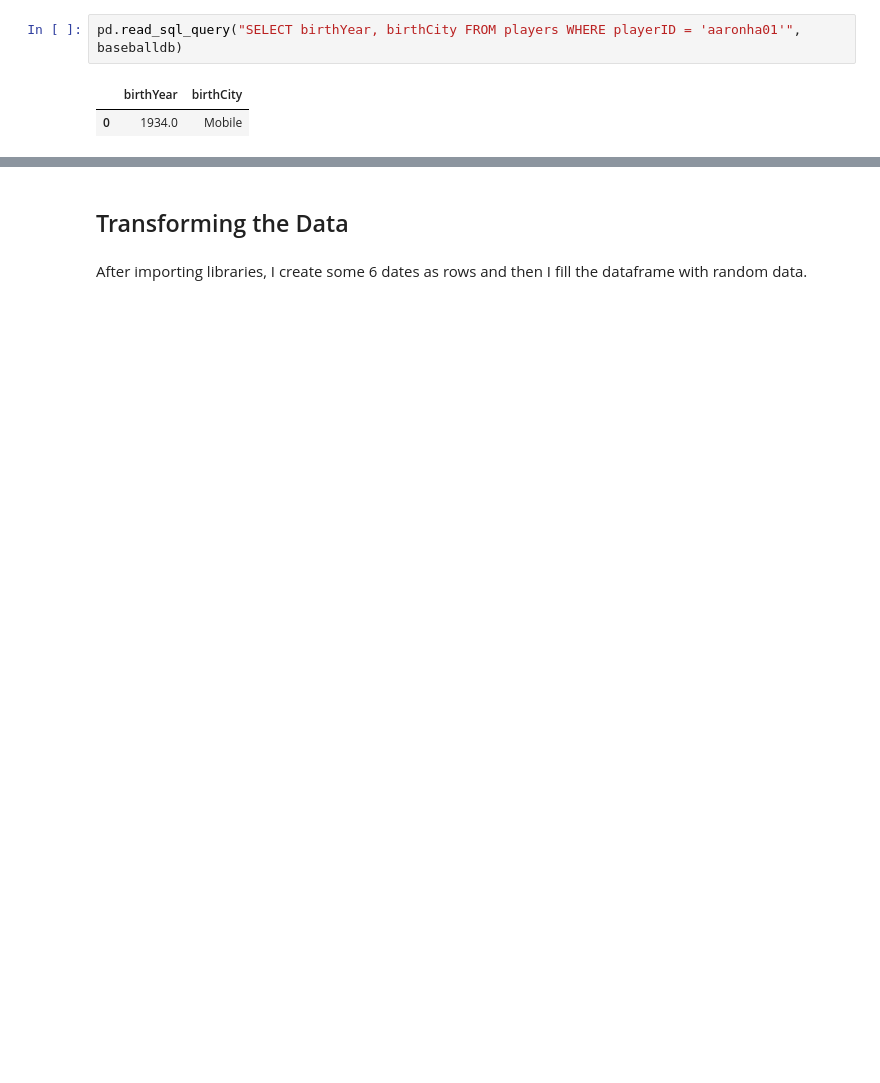
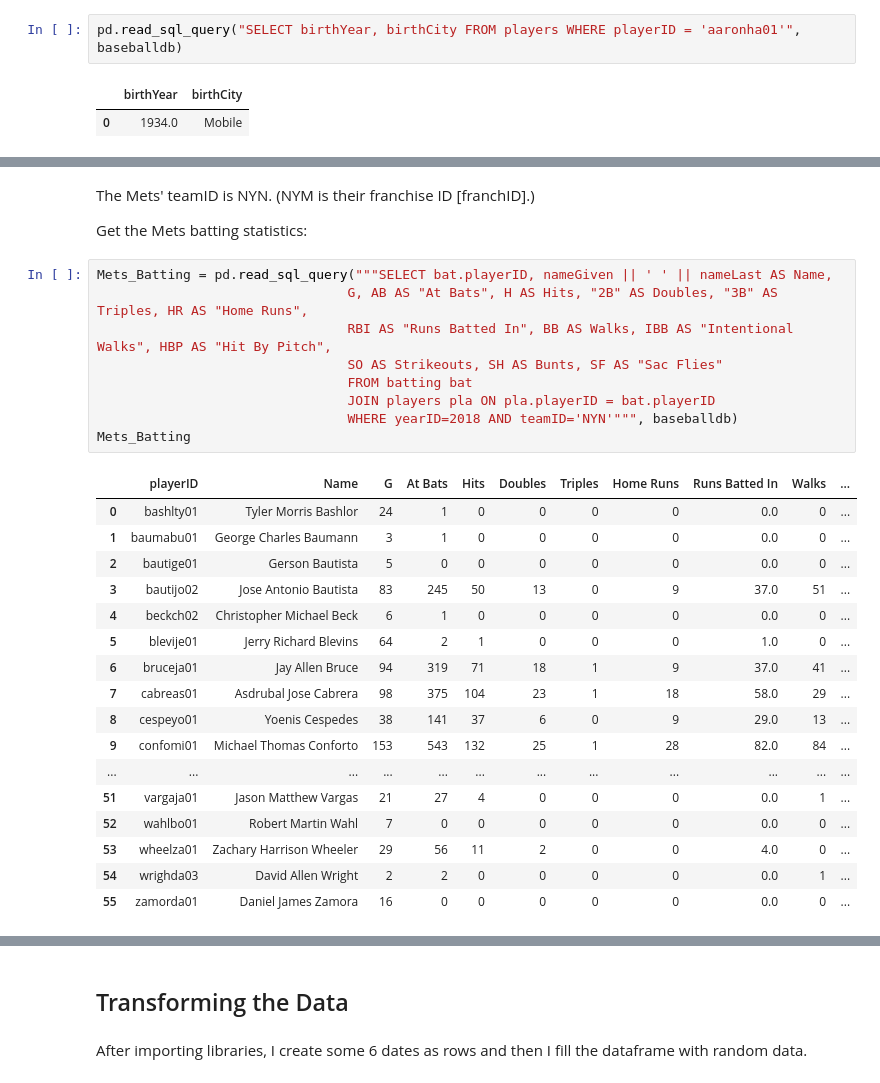
Before and after one commit to robertfg/python-class-project, a Jupyter notebook: python-class-project.ipynb, the cells around one changed output, grey strips where cells are left out. Cells and saved outputs as stored; diff of their text form; blank space fills up the shorter version.

Commit message:
Get Mets statistics

```diff
--- a/python-class-project.ipynb
+++ b/python-class-project.ipynb
@@ -131,0 +153,31 @@ pd.read_sql_query("SELECT birthYear, birthCity FROM players WHERE playerID = 'aa
+# %% [markdown]
+The Mets' teamID is NYN.  (NYM is their franchise ID [franchID].)
+
+Get the Mets batting statistics:
+# %%
+Mets_Batting = pd.read_sql_query("""SELECT bat.playerID, nameGiven || ' ' || nameLast AS Name,
+                                G, AB AS "At Bats", H AS Hits, "2B" AS Doubles, "3B" AS Triples, HR AS "Home Runs",
+                                RBI AS "Runs Batted In", BB AS Walks, IBB AS "Intentional Walks", HBP AS "Hit By Pitch",
+                                SO AS Strikeouts, SH AS Bunts, SF AS "Sac Flies"
+                                FROM batting bat
+                                JOIN players pla ON pla.playerID = bat.playerID
+                                WHERE yearID=2018 AND teamID='NYN'""", baseballdb)
+Mets_Batting
+# %% [output]
+|  | playerID | Name | G | At Bats | Hits | Doubles | Triples | Home Runs | Runs Batted In | Walks | ... |
+| 0 | bashlty01 | Tyler Morris Bashlor | 24 | 1 | 0 | 0 | 0 | 0 | 0.0 | 0 | ... |
+| 1 | baumabu01 | George Charles Baumann | 3 | 1 | 0 | 0 | 0 | 0 | 0.0 | 0 | ... |
+| 2 | bautige01 | Gerson Bautista | 5 | 0 | 0 | 0 | 0 | 0 | 0.0 | 0 | ... |
+| 3 | bautijo02 | Jose Antonio Bautista | 83 | 245 | 50 | 13 | 0 | 9 | 37.0 | 51 | ... |
+| 4 | beckch02 | Christopher Michael Beck | 6 | 1 | 0 | 0 | 0 | 0 | 0.0 | 0 | ... |
+| 5 | blevije01 | Jerry Richard Blevins | 64 | 2 | 1 | 0 | 0 | 0 | 1.0 | 0 | ... |
+| 6 | bruceja01 | Jay Allen Bruce | 94 | 319 | 71 | 18 | 1 | 9 | 37.0 | 41 | ... |
+| 7 | cabreas01 | Asdrubal Jose Cabrera | 98 | 375 | 104 | 23 | 1 | 18 | 58.0 | 29 | ... |
+| 8 | cespeyo01 | Yoenis Cespedes | 38 | 141 | 37 | 6 | 0 | 9 | 29.0 | 13 | ... |
+| 9 | confomi01 | Michael Thomas Conforto | 153 | 543 | 132 | 25 | 1 | 28 | 82.0 | 84 | ... |
+| ... | ... | ... | ... | ... | ... | ... | ... | ... | ... | ... | ... |
+| 51 | vargaja01 | Jason Matthew Vargas | 21 | 27 | 4 | 0 | 0 | 0 | 0.0 | 1 | ... |
+| 52 | wahlbo01 | Robert Martin Wahl | 7 | 0 | 0 | 0 | 0 | 0 | 0.0 | 0 | ... |
+| 53 | wheelza01 | Zachary Harrison Wheeler | 29 | 56 | 11 | 2 | 0 | 0 | 4.0 | 0 | ... |
+| 54 | wrighda03 | David Allen Wright | 2 | 2 | 0 | 0 | 0 | 0 | 0.0 | 1 | ... |
+| 55 | zamorda01 | Daniel James Zamora | 16 | 0 | 0 | 0 | 0 | 0 | 0.0 | 0 | ... |
```
Also changed, not shown: parts of 15 cells of this notebook.
